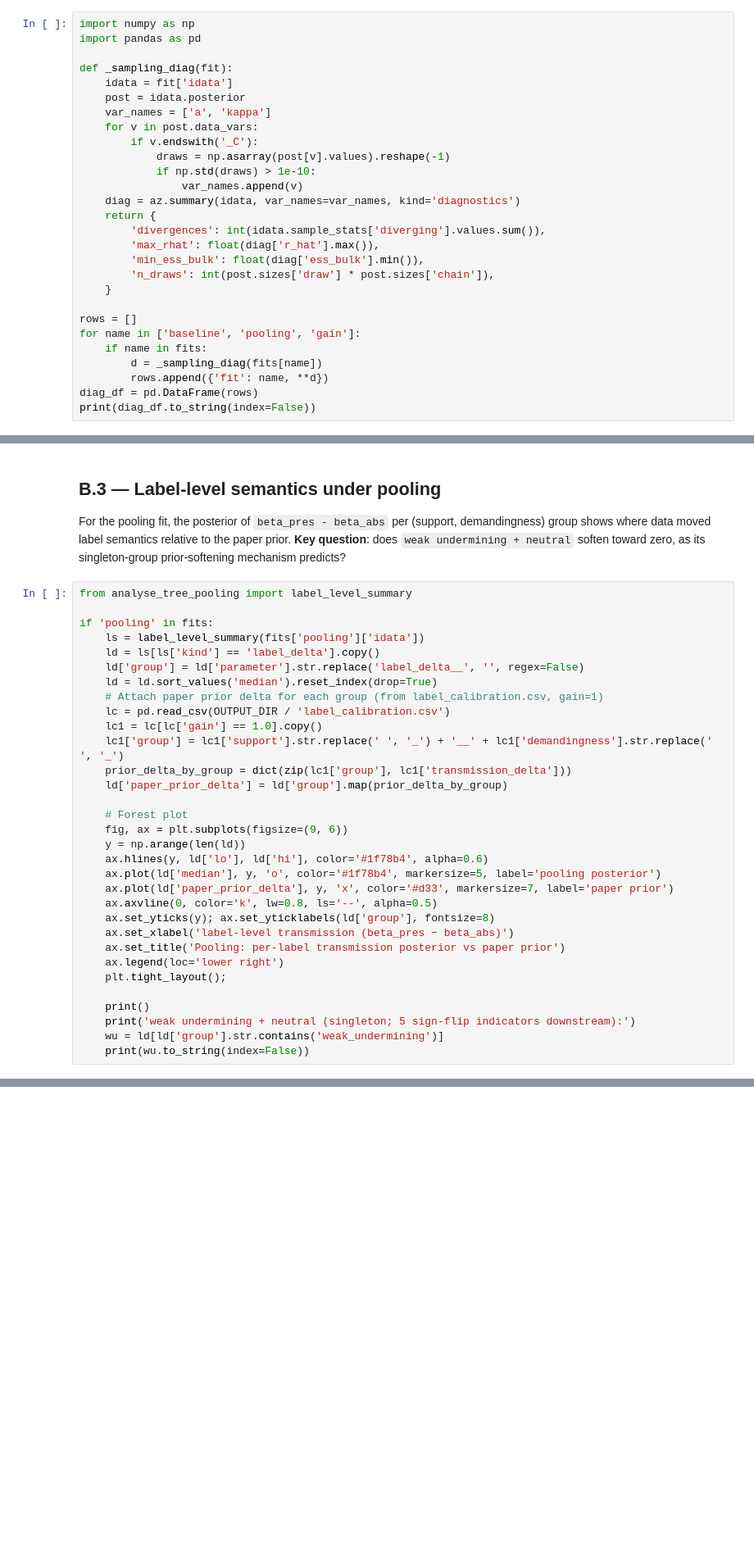
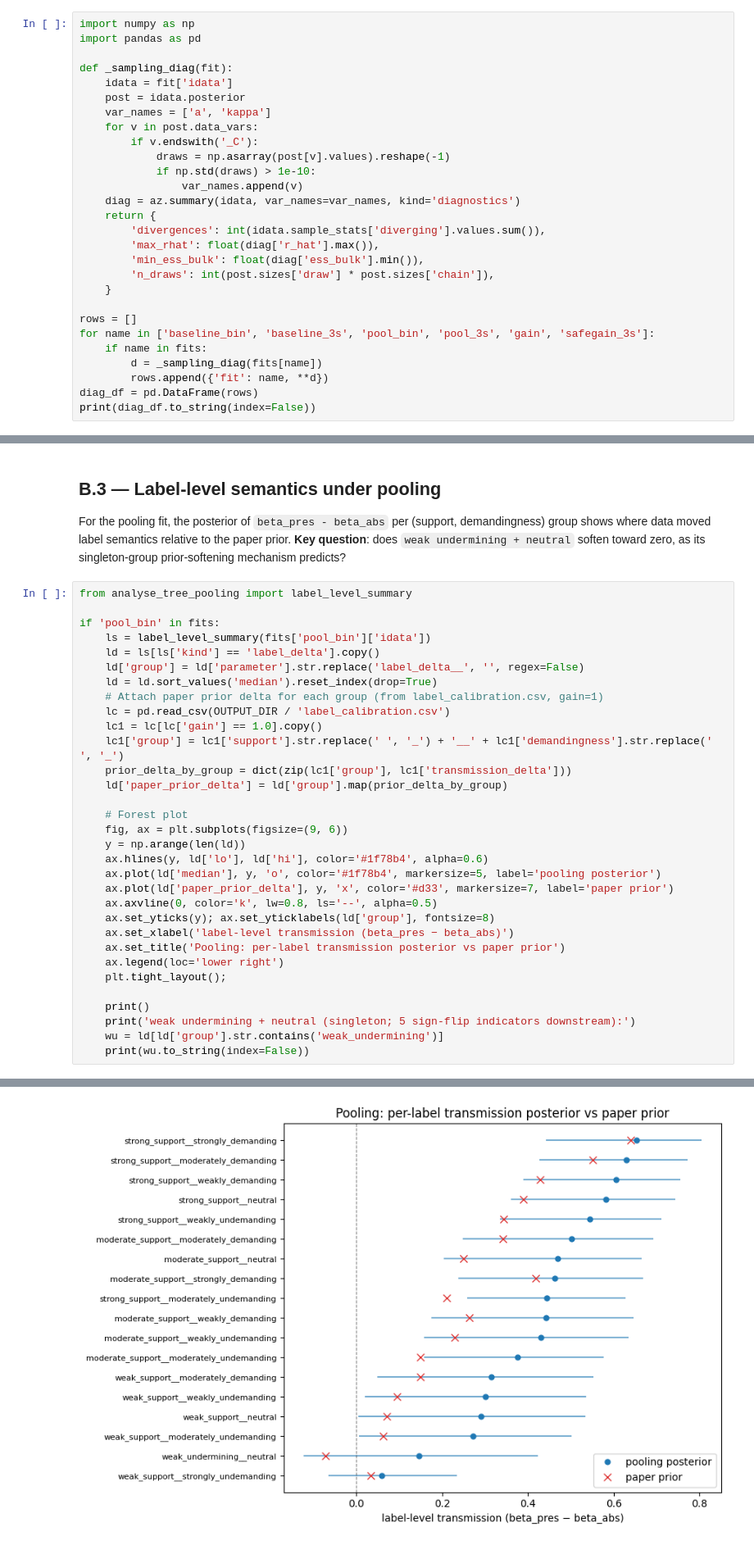
Before and after one commit to RyanJafefKelly/dcm-code, a Jupyter notebook: notebooks/18_gwt_tree_propagation.ipynb, the cells around one changed output, grey strips where cells are left out. Shown at 82% size. Cells and saved outputs as stored; diff of their text form; blank space fills up the shorter version.

```diff
--- a/notebooks/18_gwt_tree_propagation.ipynb
+++ b/notebooks/18_gwt_tree_propagation.ipynb
@@ -539,7 +554,7 @@ def _sampling_diag(fit):
     }
 
 rows = []
-for name in ['baseline', 'pooling', 'gain']:
+for name in ['baseline_bin', 'baseline_3s', 'pool_bin', 'pool_3s', 'gain', 'safegain_3s']:
     if name in fits:
         d = _sampling_diag(fits[name])
         rows.append({'fit': name, **d})
@@ -607,8 +627,8 @@ For the pooling fit, the posterior of `beta_pres - beta_abs` per (support, deman
 # %%
 from analyse_tree_pooling import label_level_summary
 
-if 'pooling' in fits:
-    ls = label_level_summary(fits['pooling']['idata'])
+if 'pool_bin' in fits:
+    ls = label_level_summary(fits['pool_bin']['idata'])
     ld = ls[ls['kind'] == 'label_delta'].copy()
     ld['group'] = ld['parameter'].str.replace('label_delta__', '', regex=False)
     ld = ld.sort_values('median').reset_index(drop=True)
@@ -636,3 +656,4 @@ if 'pooling' in fits:
     print('weak undermining + neutral (singleton; 5 sign-flip indicators downstream):')
     wu = ld[ld['group'].str.contains('weak_undermining')]
     print(wu.to_string(index=False))
+# %% [output]
@@ -639,3 +663,4 @@ if 'pooling' in fits:
+[figure, added]
 # %% [markdown]
 ### B.3a — Decomposing the `weak undermining + neutral` movement
 
```
Also changed, not shown: parts of 6 cells of this notebook.
